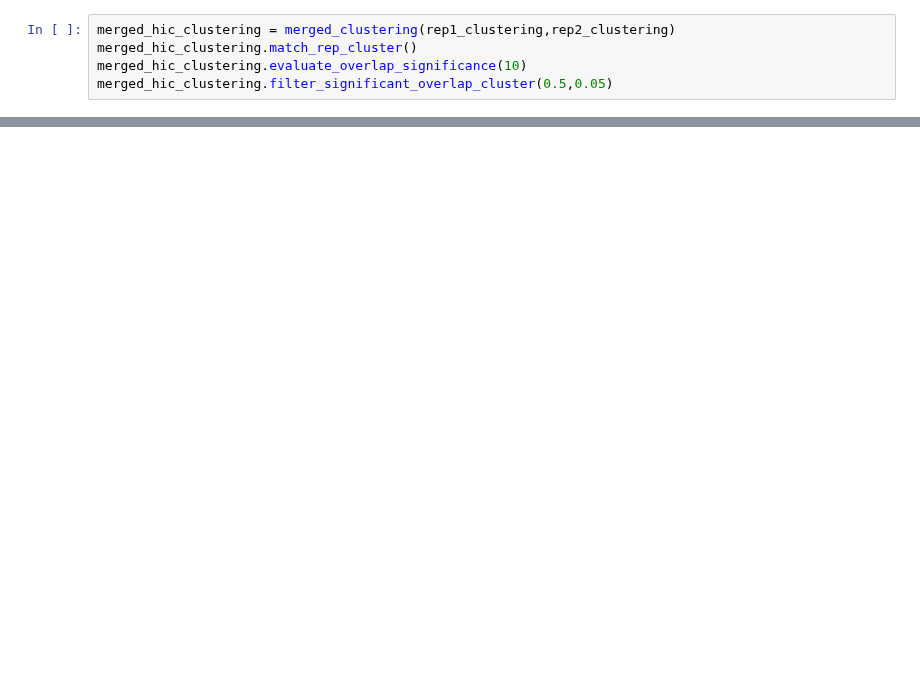
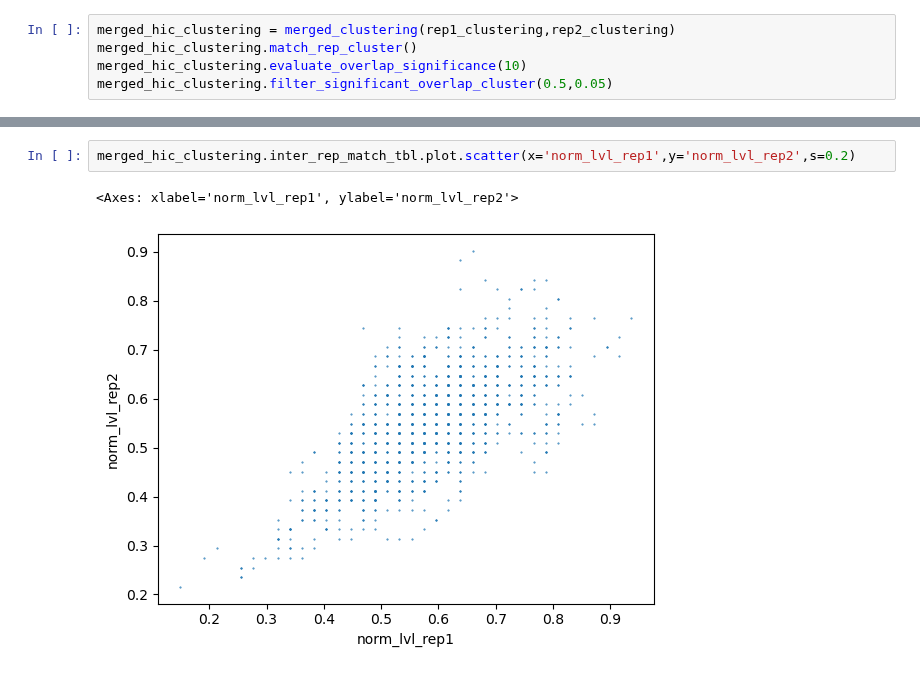
Before and after one commit to princeps091-binf/TFHclust, a Jupyter notebook: scripts/integrate_replicates.ipynb, the cells around one changed output, grey strips where cells are left out. Drawn from its saved outputs; the diff is of its cells as text; blank space fills up the shorter version.

```diff
--- a/scripts/integrate_replicates.ipynb
+++ b/scripts/integrate_replicates.ipynb
@@ -374,0 +375,5 @@ merged_hic_clustering.inter_rep_match_tbl.plot.scatter(x='zscore_rep1',y='zscore
+# %%
+merged_hic_clustering.inter_rep_match_tbl.plot.scatter(x='norm_lvl_rep1',y='norm_lvl_rep2',s=0.2)
+# %% [output]
+<Axes: xlabel='norm_lvl_rep1', ylabel='norm_lvl_rep2'>
+[figure, added]
```
Also changed, not shown: parts of 4 cells of this notebook.
